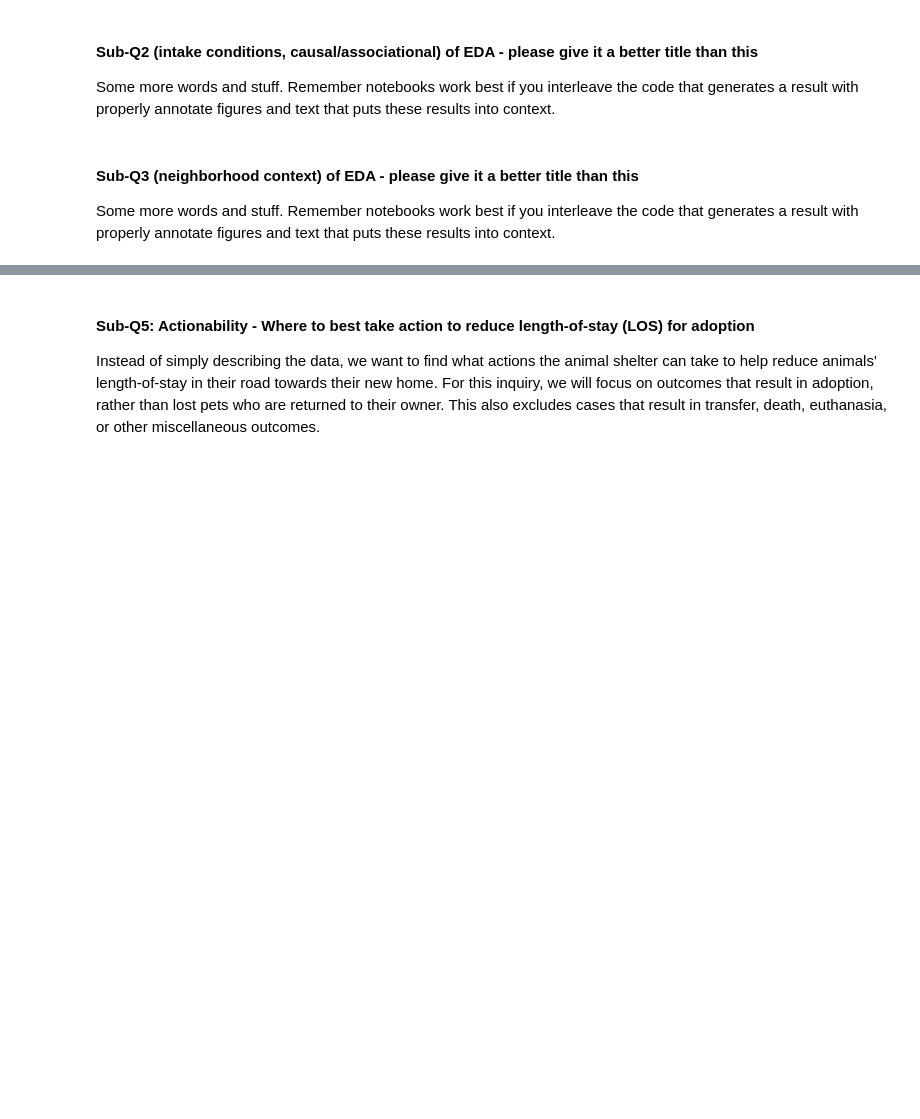
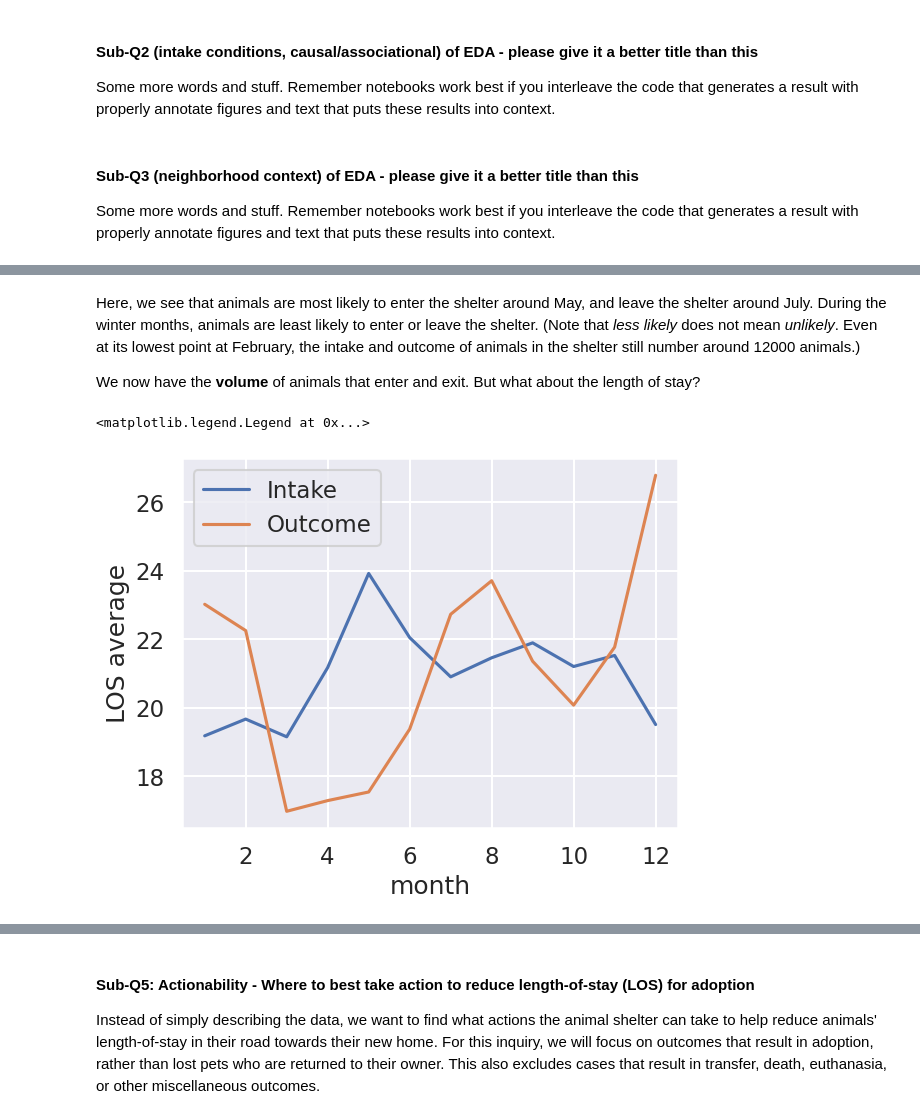
Before and after one commit to COGS108/Group098_WI26, a Jupyter notebook: 02-EDACheckpoint.ipynb, the cells around one changed output, grey strips where cells are left out. Saved outputs shown, nothing was run; the diff lists cells and outputs as text; code cells hidden in the pictures; blank space fills up the shorter version.

```diff
--- a/02-EDACheckpoint.ipynb
+++ b/02-EDACheckpoint.ipynb
@@ -1064,0 +1099,17 @@ Some more words and stuff.  Remember notebooks work best if you interleave the c
+# %% [markdown]
+Here, we see that animals are most likely to enter the shelter around May, and leave the shelter around July. During the winter months, animals are least likely to enter or leave the shelter. (Note that *less likely* does not mean *unlikely*. Even at its lowest point at February, the intake and outcome of animals in the shelter still number around 12000 animals.)
+
+We now have the **volume** of animals that enter and exit. But what about the length of stay?
+# %%
+# shows average length of stay per intake/outcome month
+time_los_plot = plt.gcf
+los_by_month = df_times.groupby('month')['days_in_shelter'].agg(['mean', 'median', 'count'])
+plt.plot(los_by_month.index, 'mean', data = los_by_month, label = 'Intake')
+los_by_outcome = df_times.groupby('outcome_month')['days_in_shelter'].agg(['mean', 'median', 'count'])
+plt.plot(los_by_outcome.index, 'mean', data = los_by_outcome, label = 'Outcome')
+plt.xlabel('month')
+plt.ylabel('LOS average')
+plt.legend()
+# %% [output]
+<matplotlib.legend.Legend at 0x...>
+[figure, added]
```
Also changed, not shown: parts of 14 cells of this notebook.
